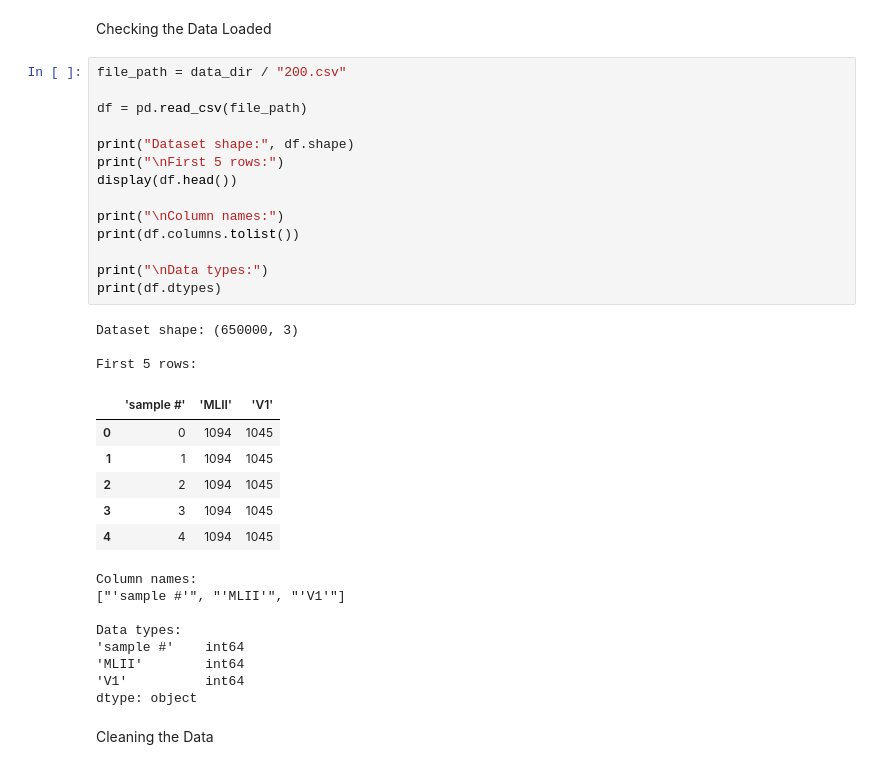
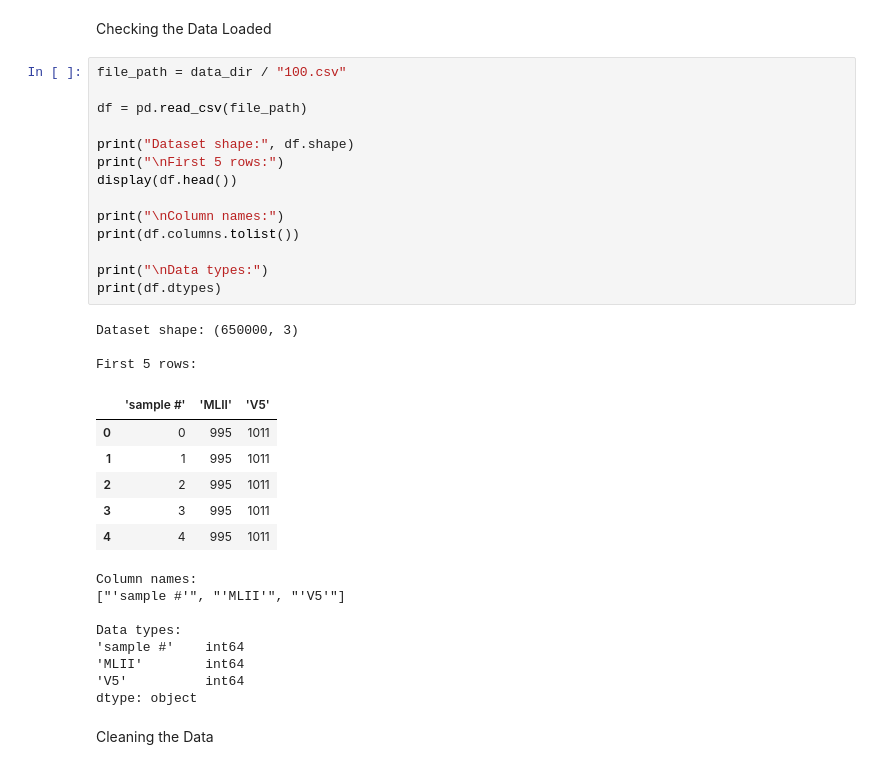
Before and after one commit to namishmahajan2005-arch/Compressed-Sensing, a Jupyter notebook: test.ipynb, the cells around one changed output. Saved outputs shown, nothing was run; the diff lists cells and outputs as text.

```diff
--- a/test.ipynb
+++ b/test.ipynb
@@ -53,36 +53,36 @@ First 10 files: ['100.csv', '101.csv', '102.csv', '103.csv', '104.csv', '105.csv
 # %% [markdown]
 Checking the Data Loaded
 # %%
-file_path = data_dir / "200.csv"
+file_path = data_dir / "100.csv"
 
 df = pd.read_csv(file_path)
 
 print("Dataset shape:", df.shape)
 print("\nFirst 5 rows:")
 display(df.head())
 
 print("\nColumn names:")
 print(df.columns.tolist())
 
 print("\nData types:")
 print(df.dtypes)
 # %% [output]
 Dataset shape: (650000, 3)
 
 First 5 rows:
-|  | 'sample #' | 'MLII' | 'V1' |
-| 0 | 0 | 1094 | 1045 |
-| 1 | 1 | 1094 | 1045 |
-| 2 | 2 | 1094 | 1045 |
-| 3 | 3 | 1094 | 1045 |
-| 4 | 4 | 1094 | 1045 |
+|  | 'sample #' | 'MLII' | 'V5' |
+| 0 | 0 | 995 | 1011 |
+| 1 | 1 | 995 | 1011 |
+| 2 | 2 | 995 | 1011 |
+| 3 | 3 | 995 | 1011 |
+| 4 | 4 | 995 | 1011 |
 Column names:
-["'sample #'", "'MLII'", "'V1'"]
+["'sample #'", "'MLII'", "'V5'"]
 
 Data types:
 'sample #'    int64
 'MLII'        int64
-'V1'          int64
+'V5'          int64
 dtype: object
 # %% [markdown]
 Cleaning the Data
```
Also changed, not shown: parts of 7 cells of this notebook.
